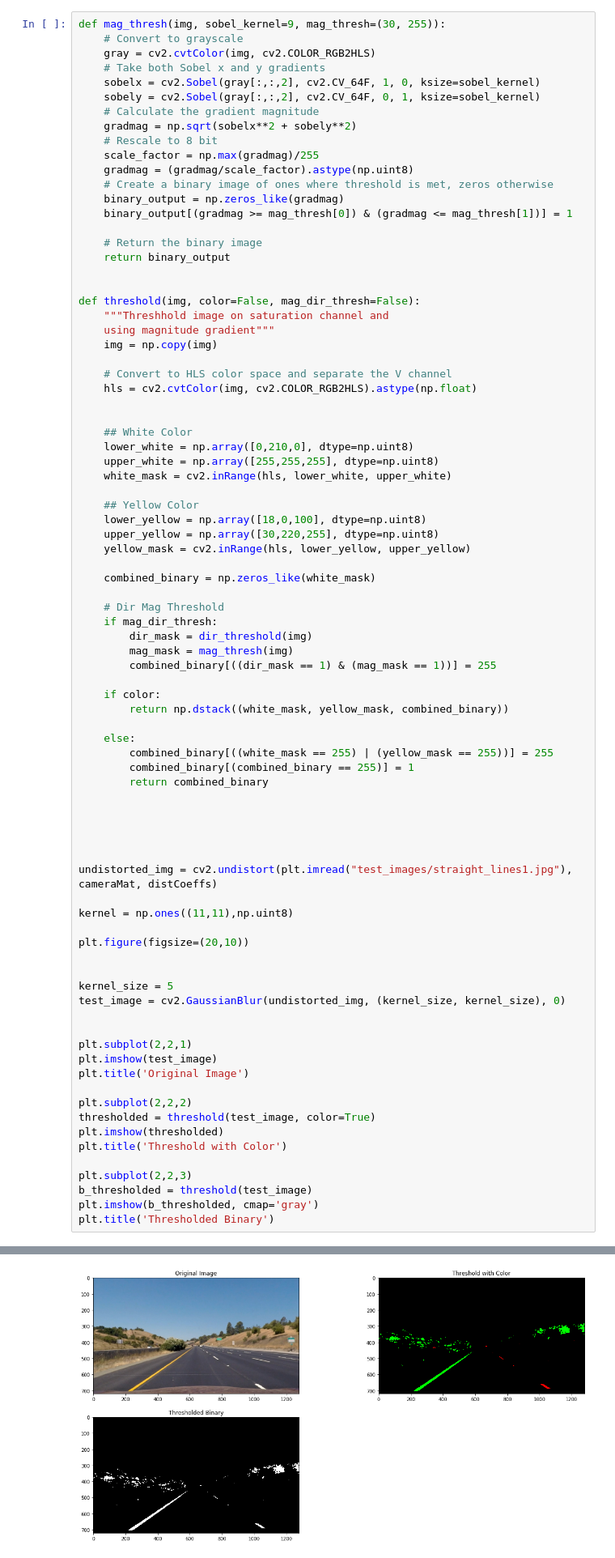
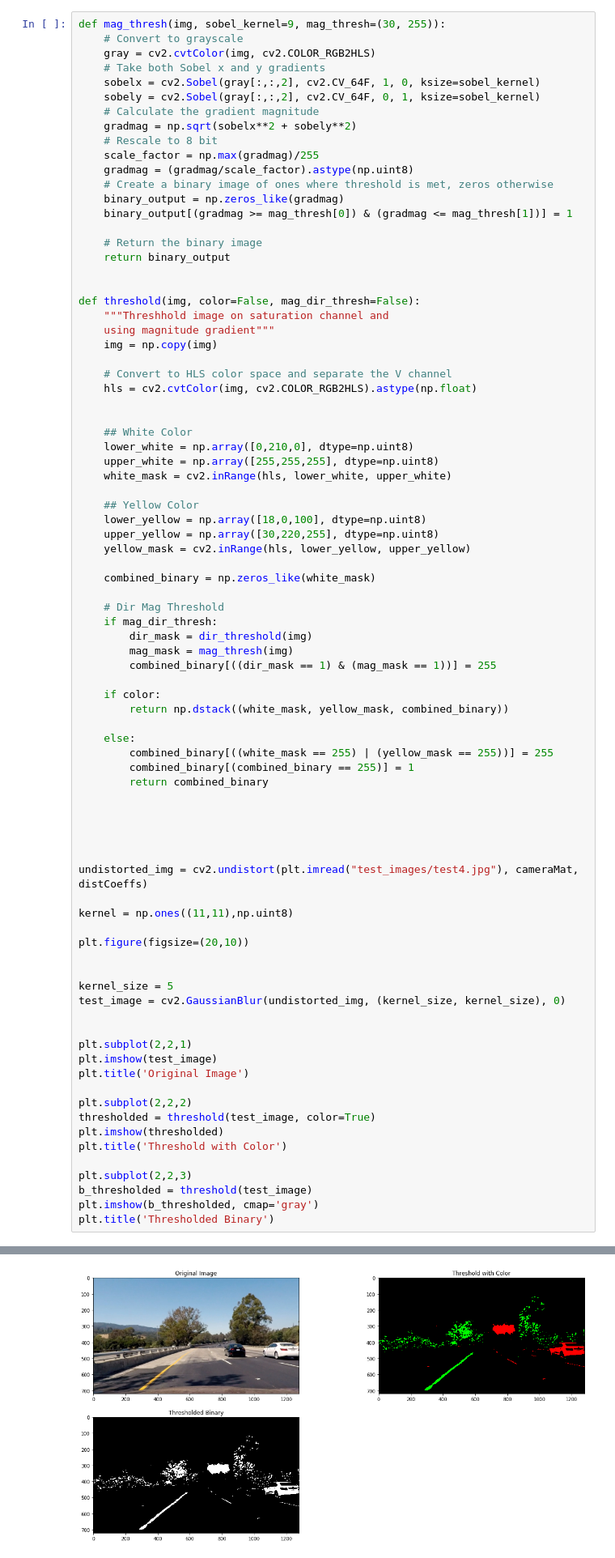
Before and after one commit to ungaro/CarND-Advanced-Lane-Lines, a Jupyter notebook: Advanced Lane Lines.ipynb, the cells around one changed output, grey strips where cells are left out. Shown at 81% size. Drawn from its saved outputs; the diff is of its cells as text.

```diff
--- a/Advanced Lane Lines.ipynb
+++ b/Advanced Lane Lines.ipynb
@@ -200,35 +200,35 @@ def threshold(img, color=False, mag_dir_thresh=False):
 
 
 
 
 
-undistorted_img = cv2.undistort(plt.imread("test_images/straight_lines1.jpg"), cameraMat, distCoeffs)
+undistorted_img = cv2.undistort(plt.imread("test_images/test4.jpg"), cameraMat, distCoeffs)
 
 kernel = np.ones((11,11),np.uint8)
 
 plt.figure(figsize=(20,10))
 
 
 kernel_size = 5
 test_image = cv2.GaussianBlur(undistorted_img, (kernel_size, kernel_size), 0)
 
 
 plt.subplot(2,2,1)
 plt.imshow(test_image)
 plt.title('Original Image')
 
 plt.subplot(2,2,2)
 thresholded = threshold(test_image, color=True)
 plt.imshow(thresholded)
 plt.title('Threshold with Color')
 
 plt.subplot(2,2,3)
 b_thresholded = threshold(test_image)
 plt.imshow(b_thresholded, cmap='gray')
 plt.title('Thresholded Binary')
 # %% [output]
 <matplotlib.text.Text at 0x...>
-[figure, old version]
+[figure, new version]
 # %%
 img_size = (b_thresholded.shape[1], b_thresholded.shape[0])
 width, height = img_size
```
Also changed, not shown: 3 other files.
